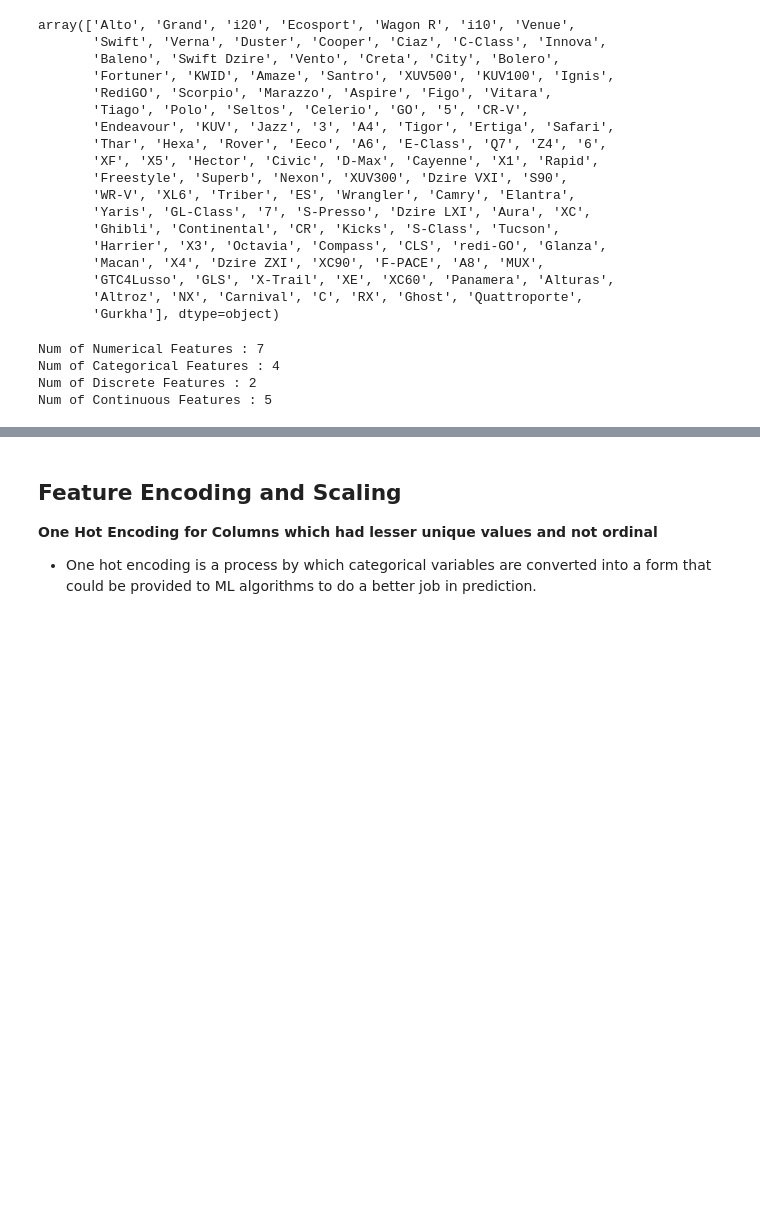
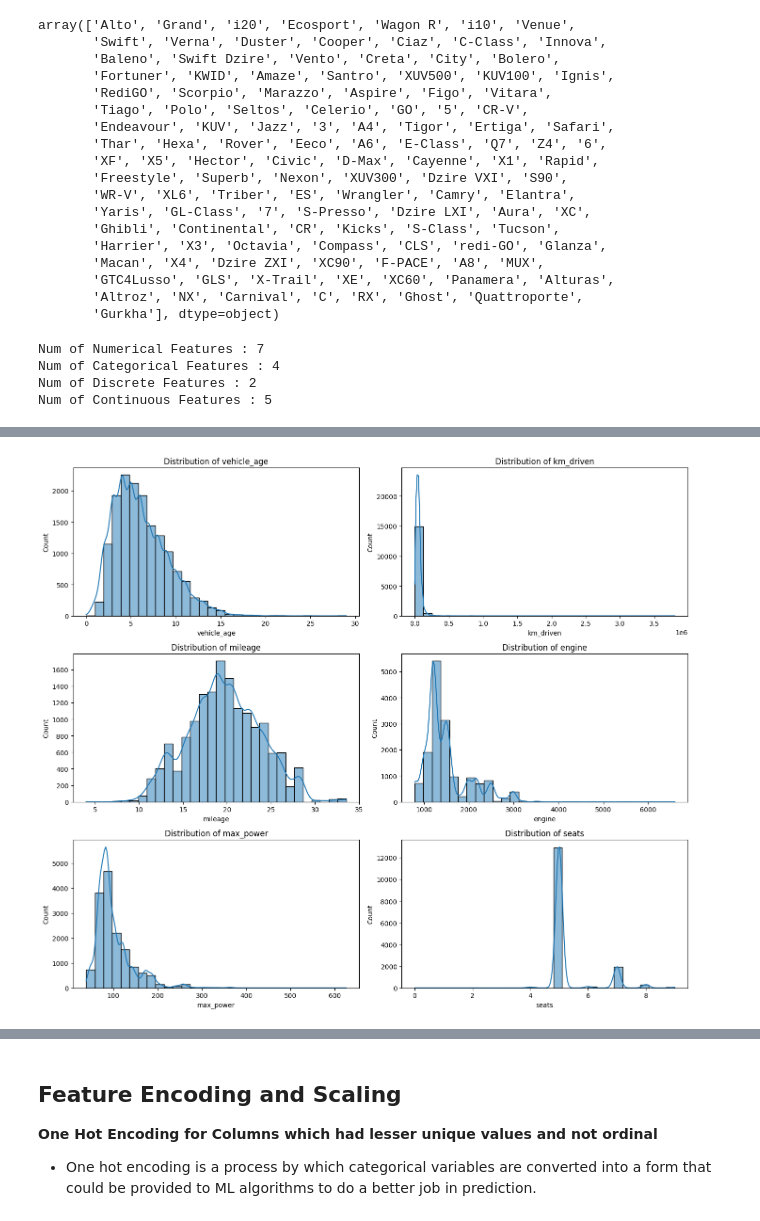
Before and after one commit to Sudip-2005/Car-Price-Prediction, a Jupyter notebook: Used_Car_Price_Prediction.ipynb, the cells around one changed output, grey strips where cells are left out. Drawn from its saved outputs; the diff is of its cells as text; code cells hidden in the pictures; blank space fills up the shorter version.

```diff
--- a/Used_Car_Price_Prediction.ipynb
+++ b/Used_Car_Price_Prediction.ipynb
@@ -147,0 +234,30 @@ X.head()
+# %%
+# Numerical Feature Distributions
+features = [
+    "vehicle_age",
+    "km_driven",
+    "mileage",
+    "engine",
+    "max_power",
+    "seats"
+]
+
+fig, axes = plt.subplots(3, 2, figsize=(14, 12))
+
+for i, feature in enumerate(features):
+    sns.histplot(
+        data=df,
+        x=feature,
+        bins=30,
+        kde=True,
+        ax=axes[i // 2, i % 2]
+    )
+
+    axes[i // 2, i % 2].set_title(
+        f"Distribution of {feature}"
+    )
+
+plt.tight_layout()
+plt.show()
+# %% [output]
+[figure, added]
```
Also changed, not shown: parts of 14 cells of this notebook.
